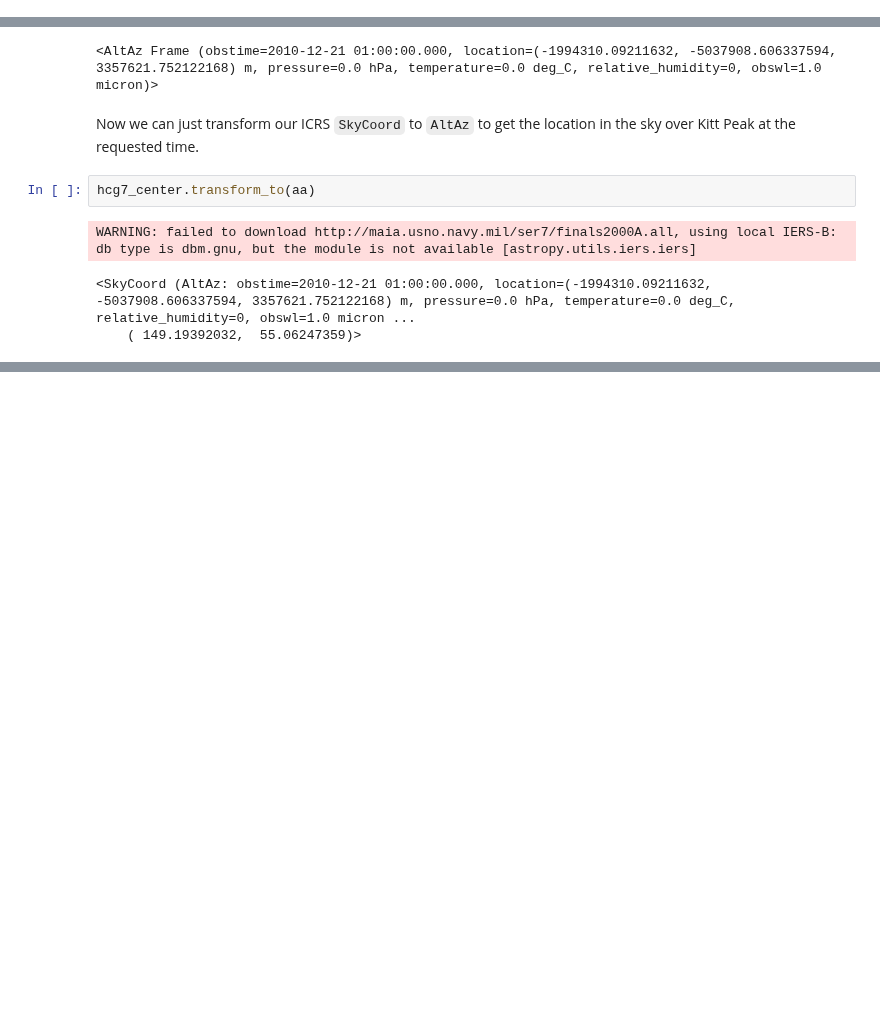
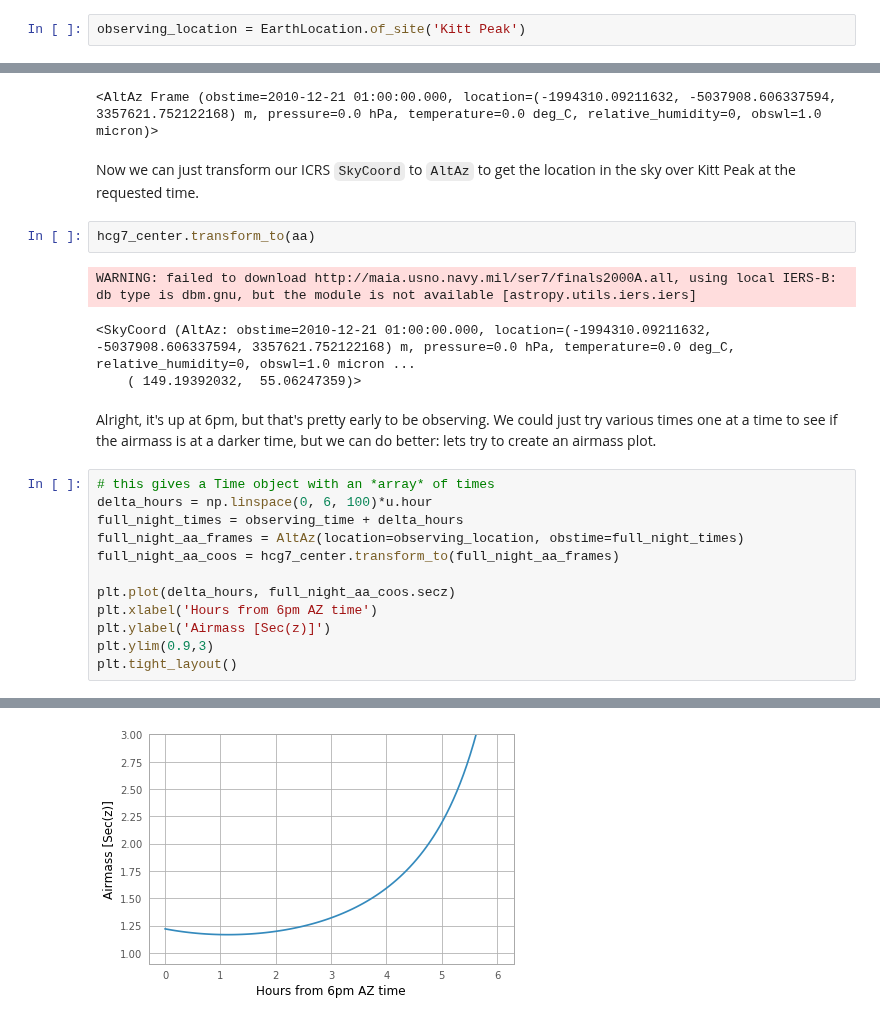
Before and after one commit to astropy/astropy-tutorials, a Jupyter notebook: tutorials/Coordinates-Transform/Coordinates-Transform.ipynb, the cells around one changed output, grey strips where cells are left out. Saved outputs shown, nothing was run; the diff lists cells and outputs as text; blank space fills up the shorter version.

Commit message:
First draft of the coordinate transform tutorial

```diff
--- a/tutorials/Coordinates-Transform/Coordinates-Transform.ipynb
+++ b/tutorials/Coordinates-Transform/Coordinates-Transform.ipynb
@@ -80,0 +155,2 @@ observing_time = Time('2010-12-21 1:00')  # 1am UTC=6pm AZ mountain time
+# %%
+observing_location = EarthLocation.of_site('Kitt Peak')
@@ -95,3 +197,18 @@ hcg7_center.transform_to(aa)
 WARNING: failed to download http://maia.usno.navy.mil/ser7/finals2000A.all, using local IERS-B: db type is dbm.gnu, but the module is not available [astropy.utils.iers.iers]
 <SkyCoord (AltAz: obstime=2010-12-21 01:00:00.000, location=(-1994310.09211632, -5037908.606337594, 3357621.752122168) m, pressure=0.0 hPa, temperature=0.0 deg_C, relative_humidity=0, obswl=1.0 micron ...
     ( 149.19392032,  55.06247359)>
+# %% [markdown]
+Alright, it's up at 6pm, but that's pretty early to be observing.  We could just try various times one at a time to see if the airmass is at a darker time, but we can do better: lets try to create an airmass plot.
+# %%
+# this gives a Time object with an *array* of times
+delta_hours = np.linspace(0, 6, 100)*u.hour
+full_night_times = observing_time + delta_hours
+full_night_aa_frames = AltAz(location=observing_location, obstime=full_night_times)
+full_night_aa_coos = hcg7_center.transform_to(full_night_aa_frames)
+
+plt.plot(delta_hours, full_night_aa_coos.secz)
+plt.xlabel('Hours from 6pm AZ time')
+plt.ylabel('Airmass [Sec(z)]')
+plt.ylim(0.9,3)
+plt.tight_layout()
+# %% [output]
@@ -97,0 +216 @@ WARNING: failed to download http://maia.usno.navy.mil/ser7/finals2000A.all, usin
+[figure, added]
```
Also changed, not shown: parts of 43 cells of this notebook.
